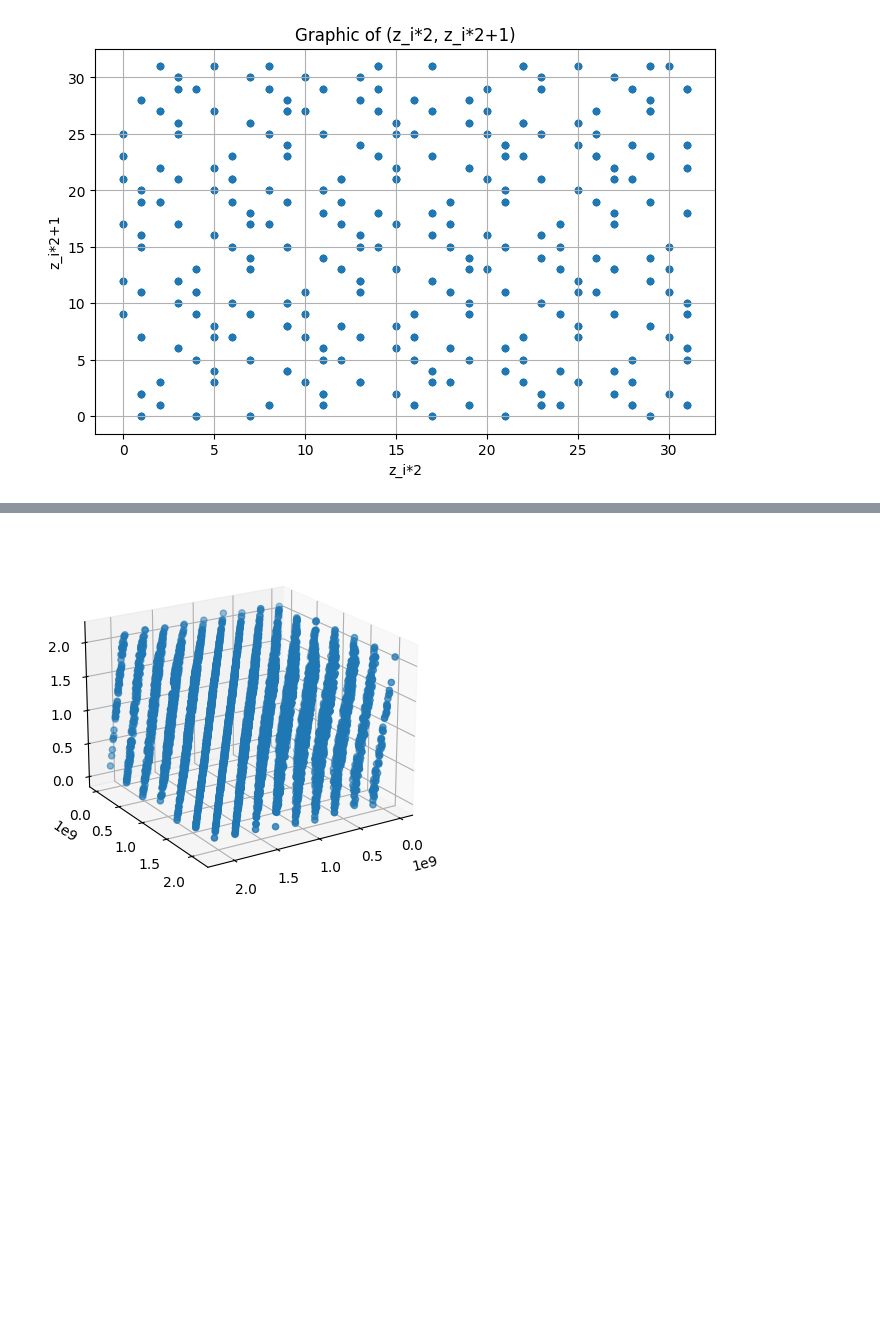
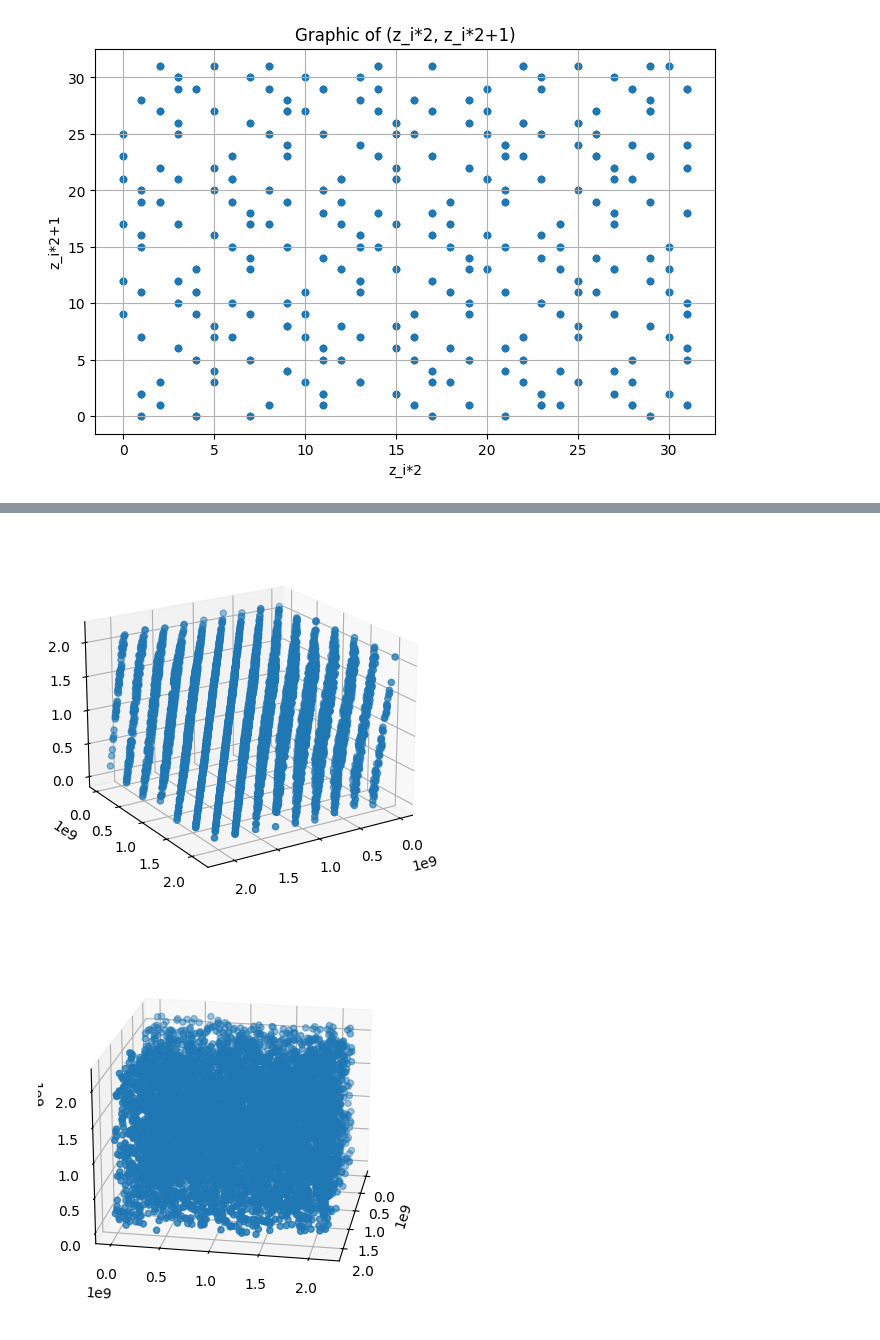
Before and after one commit to ramiro-l/ModelosYSimulacionFAMAF, a Jupyter notebook: Practico3.ipynb, the cells around one changed output, grey strips where cells are left out. Cells and saved outputs as stored; diff of their text form; code cells hidden in the pictures; blank space fills up the shorter version.

```diff
--- a/Practico3.ipynb
+++ b/Practico3.ipynb
@@ -265,27 +300,43 @@ plt.show()
 # %%
-def randu(a, M, RANGE=20000):
+randu_a = 2**16+3
+randu_M = 2**31
+RANGE=20000
+def randu():
   x = 1
   lista = [x]
   for i in range(RANGE):
-    x = (a * x) % M
+    x = (randu_a * x) % randu_M
     lista.append(x)
 
   return lista
+
+gen_other_y_a = 7**5
+gen_other_y_M = 2**31 - 1
+def gen_other_y():
+  x = 1
+  lista = [x]
+  for i in range(RANGE):
+    x = (gen_other_y_a * x) % gen_other_y_M
+    lista.append(x)
+
+  return lista
 # %%
-lista = randu(2**16 + 3, 2**31)
-
-xs = lista[0::3]
-ys = lista[1::3]
-zs = lista[2::3]
-
 import matplotlib.pyplot as plt
 
+def gen_graph(lista,y,z):
+  xs = lista[0::3]
+  ys = lista[1::3]
+  zs = lista[2::3]
 
-fig = plt.figure()
-ax = fig.add_subplot(111, projection='3d')
-ax.scatter(xs, ys, zs)
-ax.view_init(elev=20, azim=58)
+  fig = plt.figure()
+  ax = fig.add_subplot(111, projection='3d')
+  ax.scatter(xs, ys, zs)
+  ax.view_init(elev=y, azim=z)
 
-plt.show()
+  plt.show()
+
+gen_graph(randu(),20,58)
+gen_graph(gen_other_y(), 20, 10)
 # %% [output]
 [figure]
+[figure, added]
```
Also changed, not shown: parts of 10 cells of this notebook.
